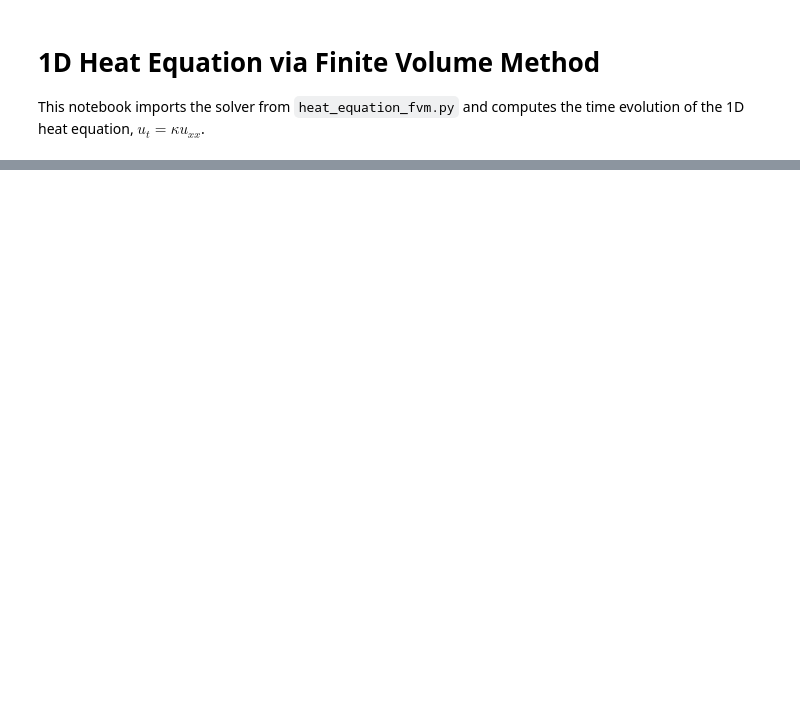
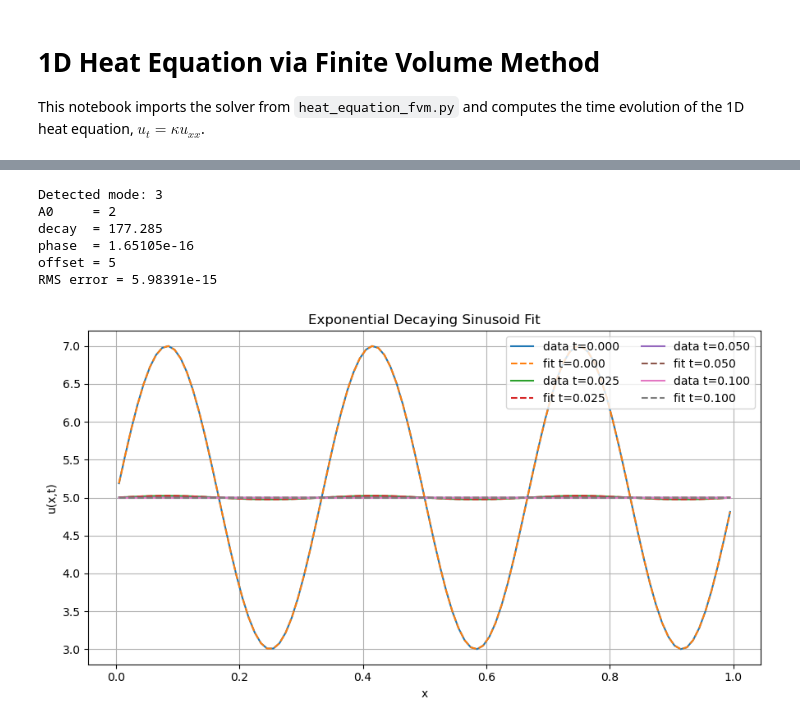
Before and after one commit to ttrent/HeatDispersion_FiniteVolume, a Jupyter notebook: heat_equation_fvm.ipynb, the cells around one changed output, grey strips where cells are left out. Saved outputs shown, nothing was run; the diff lists cells and outputs as text; code cells hidden in the pictures; blank space fills up the shorter version.

```diff
--- a/heat_equation_fvm.ipynb
+++ b/heat_equation_fvm.ipynb
@@ -94,0 +64,70 @@ plt.show()
+# %%
+from scipy.optimize import curve_fit
+
+# Fit model: u(x,t) = offset + A0 * exp(-decay * t) * sin(2*pi*mode*x/length + phase)
+# Estimate dominant spatial mode from the initial condition.
+initial_profile = solutions[0] - np.mean(solutions[0])
+fft_mag = np.abs(np.fft.rfft(initial_profile))
+if len(fft_mag) < 2 or np.allclose(fft_mag[1:], 0):
+    raise RuntimeError("Could not detect a sinusoidal mode from the data.")
+mode_guess = int(np.argmax(fft_mag[1:]) + 1)
+
+X, T = np.meshgrid(x, times)
+x_flat = X.ravel()
+t_flat = T.ravel()
+y_flat = solutions.ravel()
+
+
+def exp_decay_sine_xt(x_t, A0, decay, phase, offset):
+    x_vals, t_vals = x_t
+    return offset + A0 * np.exp(-decay * t_vals) * np.sin(2 * np.pi * mode_guess * x_vals / length + phase)
+
+A0_guess = 0.5 * (np.max(solutions[0]) - np.min(solutions[0]))
+decay_guess = max(kappa * (2 * np.pi * mode_guess / length) ** 2, 1e-8)
+phase_guess = 0.0
+offset_guess = float(np.mean(solutions))
+
+p0 = [A0_guess, decay_guess, phase_guess, offset_guess]
+bounds = ([-np.inf, 0.0, -2 * np.pi, -np.inf], [np.inf, np.inf, 2 * np.pi, np.inf])
+
+params, _ = curve_fit(
+    exp_decay_sine_xt,
+    (x_flat, t_flat),
+    y_flat,
+    p0=p0,
+    bounds=bounds,
+    maxfev=20000,
+)
+
+A0_fit, decay_fit, phase_fit, offset_fit = params
+fitted = exp_decay_sine_xt((X, T), A0_fit, decay_fit, phase_fit, offset_fit)
+rms_error = np.sqrt(np.mean((fitted - solutions) ** 2))
+
+print(f"Detected mode: {mode_guess}")
+print(f"A0     = {A0_fit:.6g}")
+print(f"decay  = {decay_fit:.6g}")
+print(f"phase  = {phase_fit:.6g}")
+print(f"offset = {offset_fit:.6g}")
+print(f"RMS error = {rms_error:.6g}")
+
+# Visual comparison at selected times
+selected = [0, len(times)//4, len(times)//2, -1]
+plt.figure(figsize=(9, 5))
+for idx in selected:
+    plt.plot(x, solutions[idx], '-', label=f"data t={times[idx]:.3f}")
+    plt.plot(x, fitted[idx], '--', label=f"fit t={times[idx]:.3f}")
+plt.xlabel('x')
+plt.ylabel('u(x,t)')
+plt.title('Exponential Decaying Sinusoid Fit')
+plt.legend(ncol=2)
+plt.grid(True)
+plt.tight_layout()
+plt.show()
+# %% [output]
+Detected mode: 3
+A0     = 2
+decay  = 177.285
+phase  = 1.65105e-16
+offset = 5
+RMS error = 5.98391e-15
+[figure, added]
```
Also changed, not shown: parts of 7 cells of this notebook, 3 other files.
